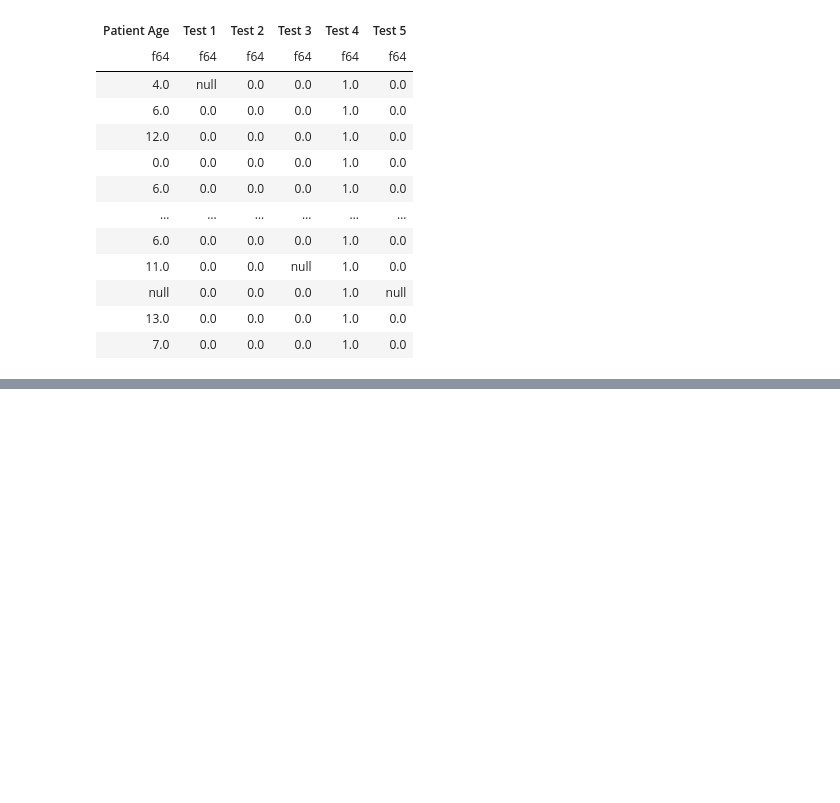
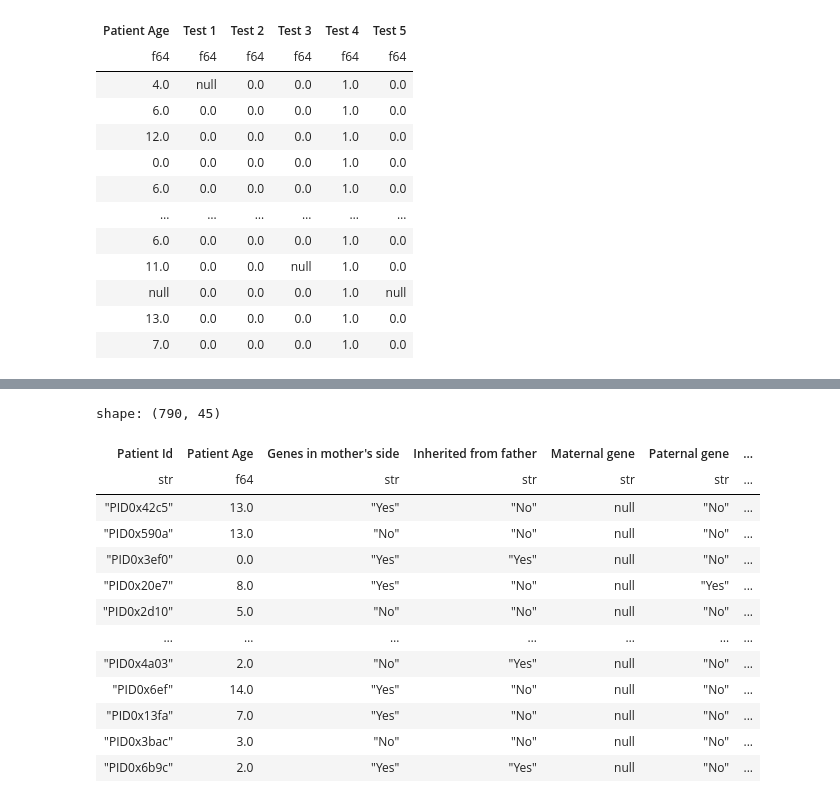
Before and after one commit to JacquelineAldridge/data-visualization-notebooks, a Jupyter notebook: notebooks/3-filtering.ipynb, the cells around one changed output, grey strips where cells are left out. Cells and saved outputs as stored; diff of their text form; code cells hidden in the pictures; blank space fills up the shorter version.

```diff
--- a/notebooks/3-filtering.ipynb
+++ b/notebooks/3-filtering.ipynb
@@ -123,0 +163,19 @@ shape: (7_656, 6)
+# %%
+df_datos.filter(
+    (pl.col("Maternal gene").is_null()) &
+    (pl.col("Gender") == "Female"))
+# %% [output]
+shape: (790, 45)
+| Patient Id | Patient Age | Genes in mother's side | Inherited from father | Maternal gene | Paternal gene | ... |
+| str | f64 | str | str | str | str | ... |
+| "PID0x42c5" | 13.0 | "Yes" | "No" | null | "No" | ... |
+| "PID0x590a" | 13.0 | "No" | "No" | null | "No" | ... |
+| "PID0x3ef0" | 0.0 | "Yes" | "Yes" | null | "No" | ... |
+| "PID0x20e7" | 8.0 | "Yes" | "No" | null | "Yes" | ... |
+| "PID0x2d10" | 5.0 | "No" | "No" | null | "No" | ... |
+| … | … | … | … | … | … | ... |
+| "PID0x4a03" | 2.0 | "No" | "Yes" | null | "No" | ... |
+| "PID0x6ef" | 14.0 | "Yes" | "No" | null | "No" | ... |
+| "PID0x13fa" | 7.0 | "Yes" | "No" | null | "No" | ... |
+| "PID0x3bac" | 3.0 | "No" | "No" | null | "No" | ... |
+| "PID0x6b9c" | 2.0 | "Yes" | "Yes" | null | "No" | ... |
```
Also changed, not shown: parts of 9 cells of this notebook.
